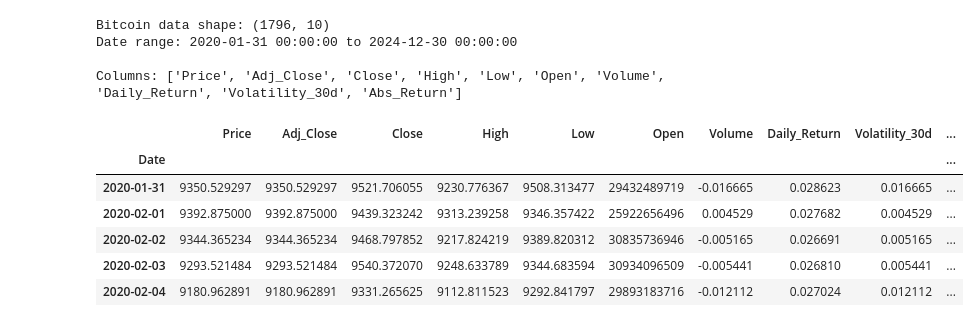
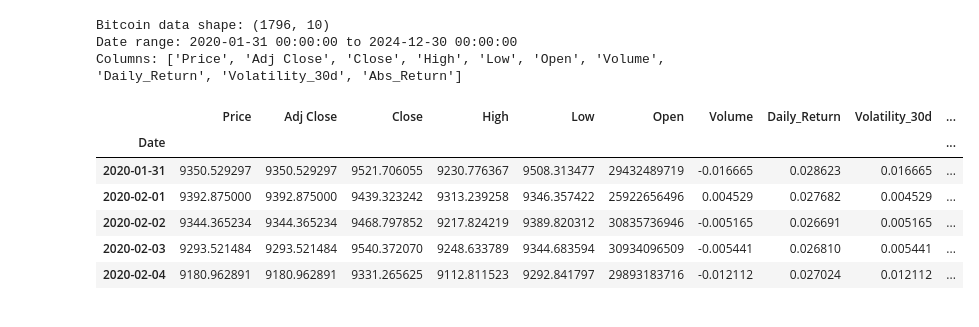
Before and after one commit to Vepusanan/Bitcoin, a Jupyter notebook: notebooks/01_data_exploration.ipynb, the cells around one changed output. Drawn from its saved outputs; the diff is of its cells as text; code cells hidden in the pictures.

```diff
--- a/notebooks/01_data_exploration.ipynb
+++ b/notebooks/01_data_exploration.ipynb
@@ -29,21 +25,45 @@ Project root: /Users/vepusanannanthakumar/Desktop/Python/Bitcoin/notebooks/..
-# %%
-# Load Bitcoin price data
-btc_data = pd.read_csv(project_root / 'data' / 'raw' / 'bitcoin_prices.csv',
-                       parse_dates=['Date'], index_col='Date')
-
-print(f"Bitcoin data shape: {btc_data.shape}")
-print(f"Date range: {btc_data.index.min()} to {btc_data.index.max()}")
-print(f"\nColumns: {list(btc_data.columns)}")
-btc_data.head()
-# %% [output]
-Bitcoin data shape: (1796, 10)
-Date range: 2020-01-31 00:00:00 to 2024-12-30 00:00:00
-
-Columns: ['Price', 'Adj_Close', 'Close', 'High', 'Low', 'Open', 'Volume', 'Daily_Return', 'Volatility_30d', 'Abs_Return']
-|  | Price | Adj_Close | Close | High | Low | Open | Volume | Daily_Return | Volatility_30d | ... |
-| Date |  |  |  |  |  |  |  |  |  | ... |
-| 2020-01-31 | 9350.529297 | 9350.529297 | 9521.706055 | 9230.776367 | 9508.313477 | 29432489719 | -0.016665 | 0.028623 | 0.016665 | ... |
-| 2020-02-01 | 9392.875000 | 9392.875000 | 9439.323242 | 9313.239258 | 9346.357422 | 25922656496 | 0.004529 | 0.027682 | 0.004529 | ... |
-| 2020-02-02 | 9344.365234 | 9344.365234 | 9468.797852 | 9217.824219 | 9389.820312 | 30835736946 | -0.005165 | 0.026691 | 0.005165 | ... |
-| 2020-02-03 | 9293.521484 | 9293.521484 | 9540.372070 | 9248.633789 | 9344.683594 | 30934096509 | -0.005441 | 0.026810 | 0.005441 | ... |
-| 2020-02-04 | 9180.962891 | 9180.962891 | 9331.265625 | 9112.811523 | 9292.841797 | 29893183716 | -0.012112 | 0.027024 | 0.012112 | ... |
+# %%
+# Robust loader for bitcoin_prices.csv with 3-line header (names, tickers, 'Date' marker)
+from typing import List
+
+csv_path = project_root / 'data' / 'raw' / 'bitcoin_prices.csv'
+if not csv_path.exists():
+    raise FileNotFoundError(f"Could not find file at: {csv_path.resolve()}\nPlease ensure the CSV exists.")
+
+# Read the first three lines to build column names
+with open(csv_path, 'r', encoding='utf-8') as f:
+    line1 = f.readline().strip()
+    line2 = f.readline().strip()
+    line3 = f.readline().strip()
+
+if not line1 or not line3.startswith('Date'):
+    raise ValueError("Unexpected CSV header format. Expected first line with field names and third line starting with 'Date'.")
+
+non_date_headers: List[str] = [h.strip().strip('"') for h in line1.split(',')]
+column_names: List[str] = ['Date'] + non_date_headers
+
+btc_data = pd.read_csv(csv_path, skiprows=3, header=None, names=column_names)
+
+# Basic cleaning
+btc_data['Date'] = pd.to_datetime(btc_data['Date'], errors='coerce')
+btc_data = btc_data.dropna(subset=['Date']).set_index('Date').sort_index()
+
+for col in btc_data.columns:
+    if col != 'Ticker' and btc_data[col].dtype == 'object':
+        btc_data[col] = pd.to_numeric(btc_data[col], errors='coerce')
+
+print(f"Bitcoin data shape: {btc_data.shape}")
+print(f"Date range: {btc_data.index.min()} to {btc_data.index.max()}")
+print(f"Columns: {list(btc_data.columns)}")
+btc_data.head()
+# %% [output]
+Bitcoin data shape: (1796, 10)
+Date range: 2020-01-31 00:00:00 to 2024-12-30 00:00:00
+Columns: ['Price', 'Adj Close', 'Close', 'High', 'Low', 'Open', 'Volume', 'Daily_Return', 'Volatility_30d', 'Abs_Return']
+|  | Price | Adj Close | Close | High | Low | Open | Volume | Daily_Return | Volatility_30d | ... |
+| Date |  |  |  |  |  |  |  |  |  | ... |
+| 2020-01-31 | 9350.529297 | 9350.529297 | 9521.706055 | 9230.776367 | 9508.313477 | 29432489719 | -0.016665 | 0.028623 | 0.016665 | ... |
+| 2020-02-01 | 9392.875000 | 9392.875000 | 9439.323242 | 9313.239258 | 9346.357422 | 25922656496 | 0.004529 | 0.027682 | 0.004529 | ... |
+| 2020-02-02 | 9344.365234 | 9344.365234 | 9468.797852 | 9217.824219 | 9389.820312 | 30835736946 | -0.005165 | 0.026691 | 0.005165 | ... |
+| 2020-02-03 | 9293.521484 | 9293.521484 | 9540.372070 | 9248.633789 | 9344.683594 | 30934096509 | -0.005441 | 0.026810 | 0.005441 | ... |
+| 2020-02-04 | 9180.962891 | 9180.962891 | 9331.265625 | 9112.811523 | 9292.841797 | 29893183716 | -0.012112 | 0.027024 | 0.012112 | ... |
```
Also changed, not shown: parts of 5 cells of this notebook, 21 other files.
